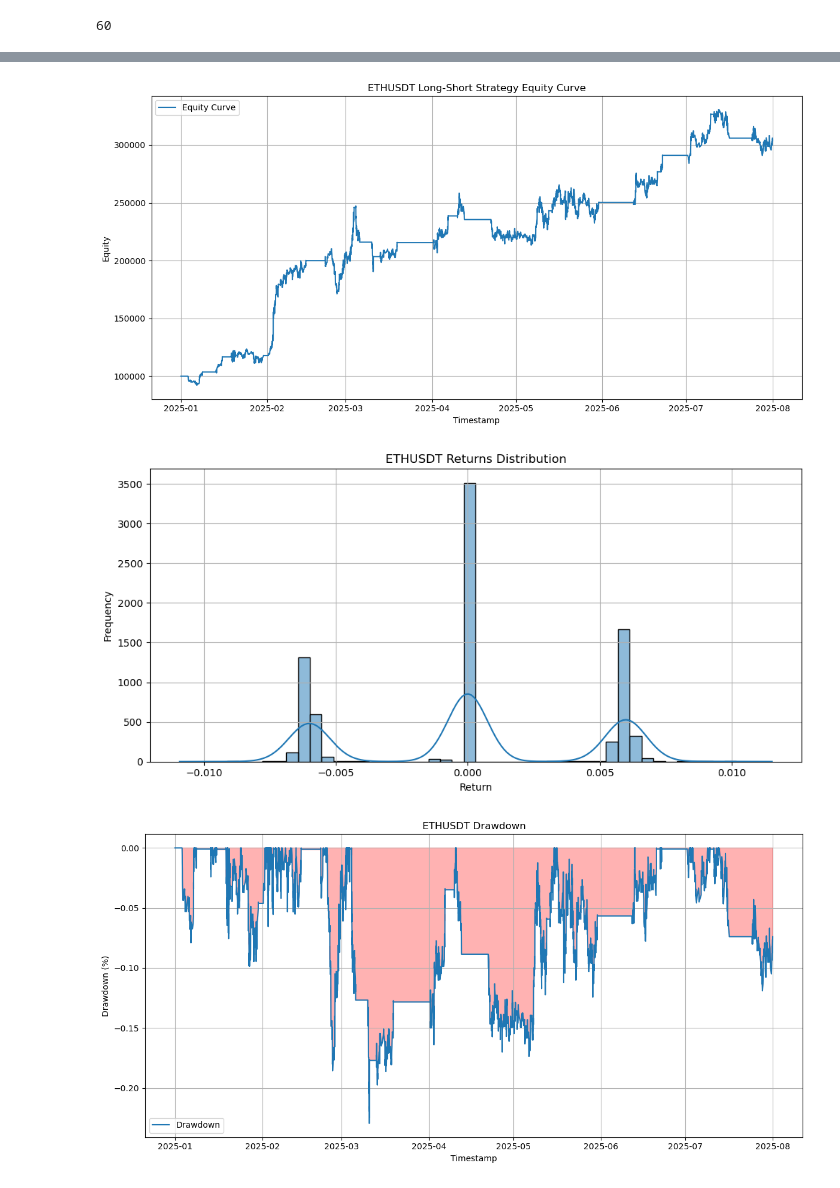
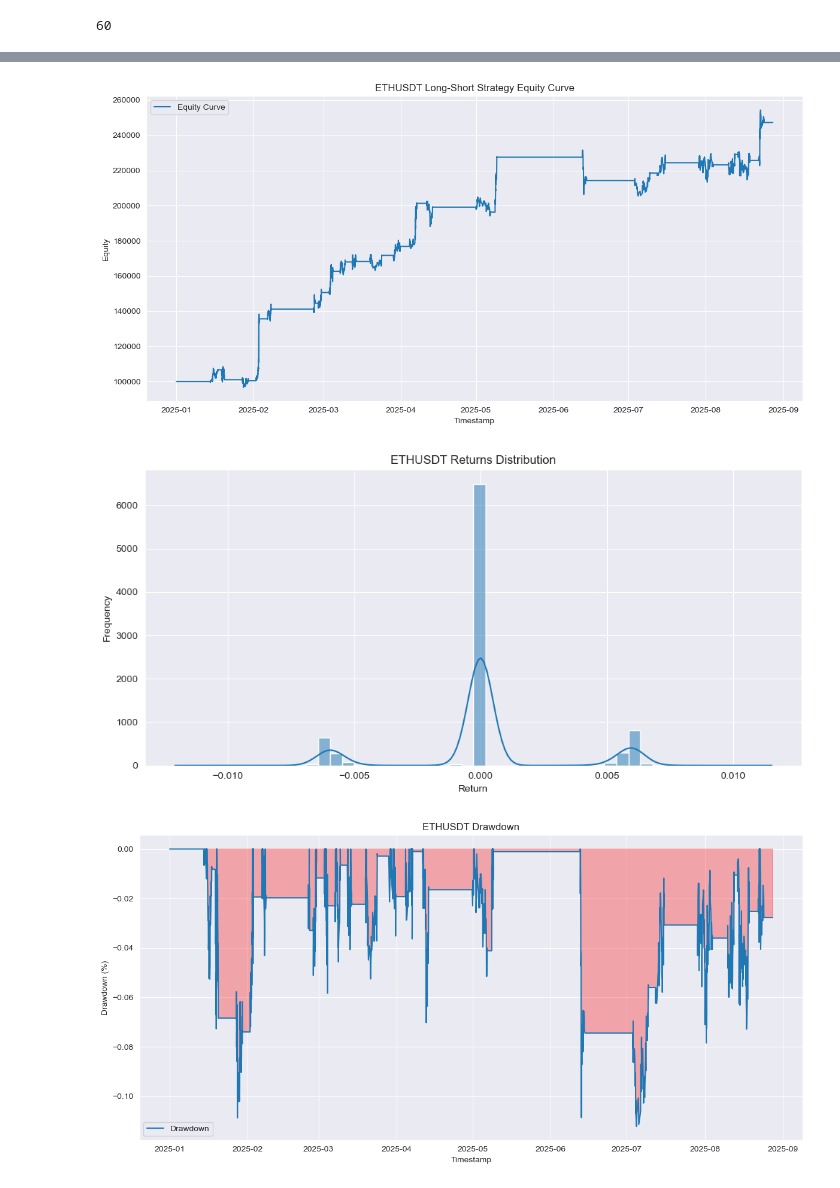
Before and after one commit to Lqz13Th/extrema_lab, a Jupyter notebook: model_dev/model_rnd_lab/tabnet_regressor_futurek.ipynb, the cells around one changed output, grey strips where cells are left out. Drawn from its saved outputs; the diff is of its cells as text; code cells hidden in the pictures.

```diff
--- a/model_dev/model_rnd_lab/tabnet_regressor_futurek.ipynb
+++ b/model_dev/model_rnd_lab/tabnet_regressor_futurek.ipynb
@@ -28,9 +28,9 @@ from extrema_lab.feature_eng.operator.utils_tools import *
 # %%
 symbol = "ETHUSDT"
 threshold = 0.0067
-feat_cal_window = 800
-feat_norm_window = 800
-feat_norm_rolling_mean_window = 400
+feat_cal_window = 150
+feat_norm_window = 150
+feat_norm_rolling_mean_window = 150
 
 origin_df = process_single_symbol(
     symbol,
@@ -130,7 +130,7 @@ import polars as pl
 import numpy as np
 from tqdm import tqdm
 
-future_window = 200 # 改成预测未来150步的收益率
+future_window = 75 # 改成预测未来150步的收益率
 
 # 假设你已经有了 origin_df
 px_np = origin_df["px"].to_numpy()
@@ -788,7 +1282,8 @@ import seaborn as sns
 import os
 
 ma_window = int(feat_norm_rolling_mean_window)
-# ma_window = 200
+print(ma_window)
+# ma_window = 10
 
 all_predictions_df = final_predictions_df
 all_predictions_df['timestamp'] = pd.to_datetime(all_predictions_df['timestamp'], unit='us') # Assuming microseconds
@@ -808,10 +1303,10 @@ slippage_ratio = 0.0007   # Slippage ratio (e.g., 0.02%)
 trade_size_ratio = 0.9    # Percentage of current equity to allocate per trade
 
 # Strategy Thresholds (needs optimization)
-long_threshold = 0.09 # Predicted probability above this to go long (buy)
-short_threshold = -0.09 # Predicted probability below this to go short (sell)
-
-beta = 6
+# long_threshold = 0.02 # Predicted probability above this to go long (buy)
+# short_threshold = -0.02 # Predicted probability below this to go short (sell)
+#
+# beta = 3
 # Dynamic Take Profit / Stop Loss (in multiples of rolling_std/px)
 long_stop_loss_multiplier = beta
 long_take_profit_multiplier = beta
@@ -859,7 +1354,7 @@ for i in range(len(df)):
 
     # Scenario 1: Currently FLAT (position == 0)
     if position == 0:
-        if predicted_prob >= long_threshold: # Go Long Signal
+        if predicted_prob >= long_threshold and current_px > ma: # Go Long Signal
             trade_type = 'BUY_OPEN'
             trade_price = current_px * (1 + slippage_ratio)
             num_shares = (current_equity * trade_size_ratio) / (trade_price * (1 + commission_ratio))
@@ -875,7 +1370,7 @@ for i in range(len(df)):
                 })
                 print(f"{current_time}: {trade_type} {position:.2f} @ {entry_price:.2f} (Prob: {predicted_prob:.4f}) | Capital: {capital:.2f}")
 
-        elif predicted_prob <= short_threshold: # Go Short Signal
+        elif predicted_prob <= short_threshold and current_px < ma: # Go Short Signal
             trade_type = 'SELL_SHORT_OPEN'
             trade_price = current_px * (1 - slippage_ratio) # Price for short is lower (sell at market)
             num_shares = (current_equity * trade_size_ratio) / (trade_price * (1 + commission_ratio))
@@ -1134,8 +1629,8 @@ Win Rate: 70.69%
 ============================================================
 ma
-[figure, old version]
+[figure, new version]
-[figure, old version]
+[figure, new version]
-[figure, old version]
+[figure, new version]
 # %%
 import os
 import json
```
Also changed, not shown: parts of 15 cells of this notebook, 7 other files.
